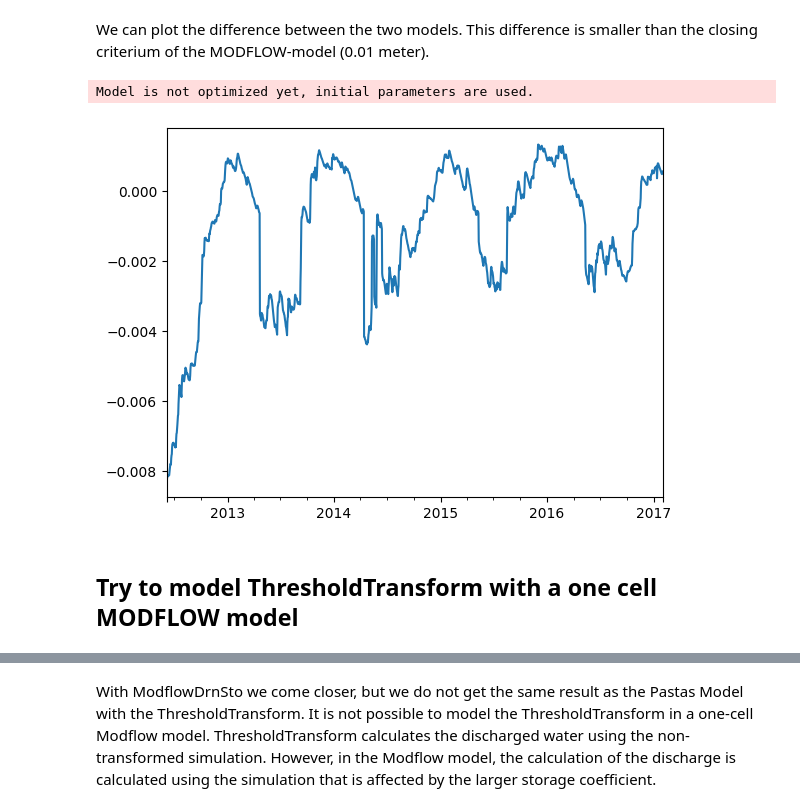
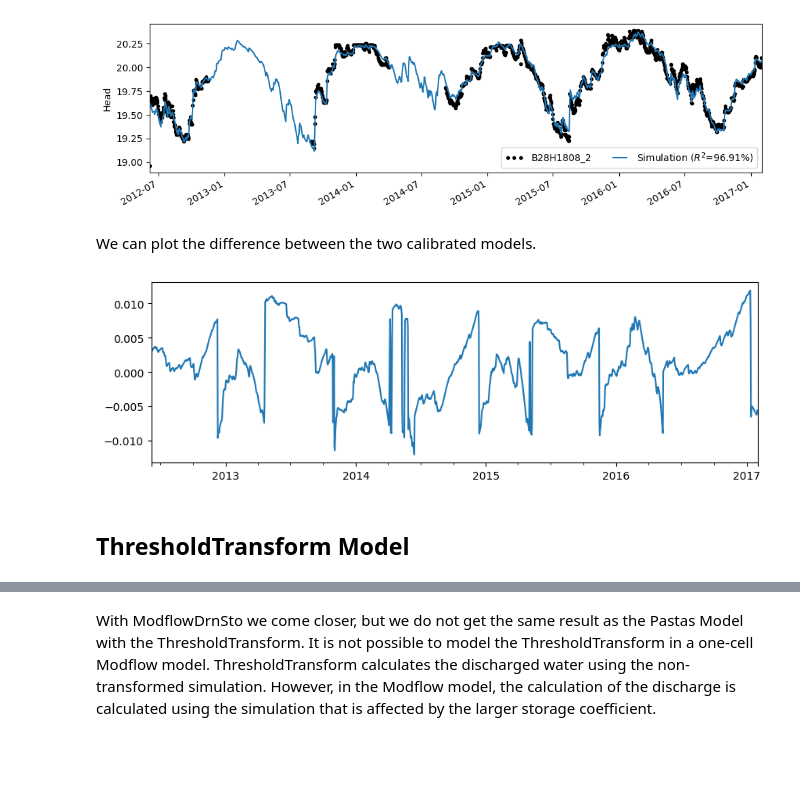
Before and after one commit to pastas/pastas-plugins, a Jupyter notebook: docs/examples/modflow_drn.ipynb, the cells around one changed output, grey strips where cells are left out. Cells and saved outputs as stored; diff of their text form; code cells hidden in the pictures; blank space fills up the shorter version.

```diff
--- a/docs/examples/modflow_drn.ipynb
+++ b/docs/examples/modflow_drn.ipynb
@@ -21,0 +22,4 @@ DeprecationWarning: As of Pastas 1.5, no noisemodel is added to the pastas Model
+# %%
+ppmf.set_log_level(logging.ERROR)
+
+ps.set_use_cache(True)
@@ -98,0 +99,24 @@ ml_mds.parameters
+# %%
+# take parameters from the model with the TarsoModel
+p_tarso = ml_tarso.parameters["optimal"]
+
+# DIS
+ml_mds.set_parameter("DIS_H", initial=p_tarso["exp_d1"] - p_tarso["exp_d0"])
+
+# RCH
+ml_mds.set_parameter("RCH_f", initial=p_tarso["exp_f"])
+
+# GHB
+ml_mds.set_parameter("constant_d", initial=p_tarso["exp_d0"])
+ml_mds.set_parameter("GHB_C", initial=1 / p_tarso["exp_A0"])
+
+# STO
+sy = p_tarso["exp_a0"] / p_tarso["exp_A0"]
+ss = p_tarso["exp_a1"] / p_tarso["exp_A1"]
+ml_mds.set_parameter("STO_Ss", initial=ss)
+ml_mds.set_parameter("STO_Sy", initial=sy)
+
+# DRN
+ml_mds.set_parameter("DRN_C", initial=1 / p_tarso["exp_A1"])
+
+ml_mds.parameters
@@ -99,15 +159,18 @@ ml_mds.parameters
+# %%
+ax = ml_mds.plot(figsize=(10, 3));
+# %% [output]
+[figure, added]
 # %% [markdown]
-We can plot the difference between the two models. This difference is smaller than the closing criterium of the MODFLOW-model (0.01 meter).
+We can plot the difference between the two calibrated models.
 # %%
 # plot the difference between both models
 h1 = ml_tarso.simulate()
 h2 = ml_mds.simulate()
-(h1 - h2).dropna().plot();
+(h1 - h2).dropna().plot(figsize=(10, 3));
 # %% [output]
-Model is not optimized yet, initial parameters are used.
-[figure, old version]
+[figure, new version]
-# %% [markdown]
-## Try to model ThresholdTransform with a one cell MODFLOW model
+# %% [markdown]
+## ThresholdTransform Model
 # %%
 ml_tt = ps.Model(head)
 ml_tt.add_stressmodel(ps.RechargeModel(prec=prec, evap=evap, rfunc=ps.Exponential()))
```
Also changed, not shown: parts of 21 cells of this notebook.
